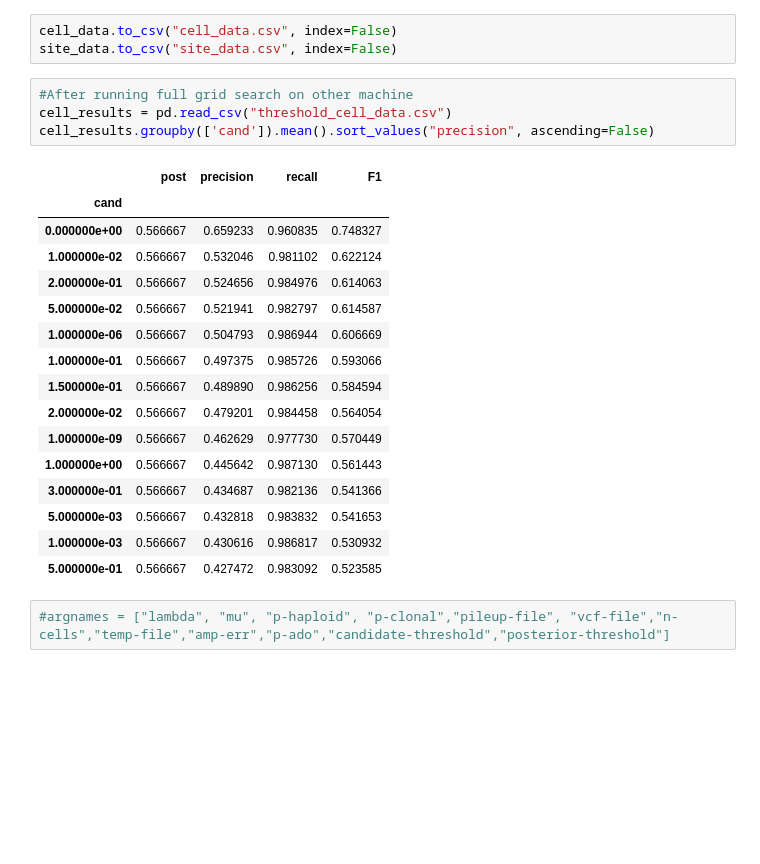
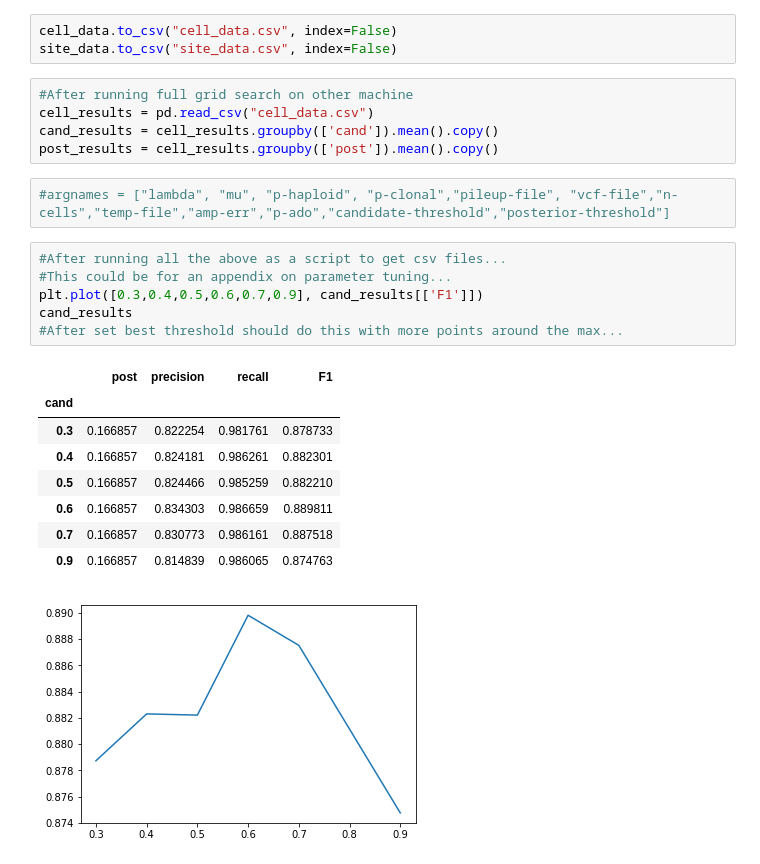
Before and after one commit to coldham10/SCarborSNV, a Jupyter notebook: analysis/threshold_search.ipynb, the cells around one changed output. Drawn from its saved outputs; the diff is of its cells as text; blank space fills up the shorter version.

Commit message:
Changed candidate threshold default & phylo search

```diff
--- a/analysis/threshold_search.ipynb
+++ b/analysis/threshold_search.ipynb
@@ -206,24 +181,24 @@ cell_data.to_csv("cell_data.csv", index=False)
 site_data.to_csv("site_data.csv", index=False)
 # %%
 #After running full grid search on other machine
-cell_results = pd.read_csv("threshold_cell_data.csv")
-cell_results.groupby(['cand']).mean().sort_values("precision", ascending=False)
+cell_results = pd.read_csv("cell_data.csv")
+cand_results = cell_results.groupby(['cand']).mean().copy()
+post_results = cell_results.groupby(['post']).mean().copy()
-# %% [output]
-|  | post | precision | recall | F1 |
-| cand |  |  |  |  |
-| 0.000000e+00 | 0.566667 | 0.659233 | 0.960835 | 0.748327 |
-| 1.000000e-02 | 0.566667 | 0.532046 | 0.981102 | 0.622124 |
-| 2.000000e-01 | 0.566667 | 0.524656 | 0.984976 | 0.614063 |
-| 5.000000e-02 | 0.566667 | 0.521941 | 0.982797 | 0.614587 |
-| 1.000000e-06 | 0.566667 | 0.504793 | 0.986944 | 0.606669 |
-| 1.000000e-01 | 0.566667 | 0.497375 | 0.985726 | 0.593066 |
-| 1.500000e-01 | 0.566667 | 0.489890 | 0.986256 | 0.584594 |
-| 2.000000e-02 | 0.566667 | 0.479201 | 0.984458 | 0.564054 |
-| 1.000000e-09 | 0.566667 | 0.462629 | 0.977730 | 0.570449 |
-| 1.000000e+00 | 0.566667 | 0.445642 | 0.987130 | 0.561443 |
-| 3.000000e-01 | 0.566667 | 0.434687 | 0.982136 | 0.541366 |
-| 5.000000e-03 | 0.566667 | 0.432818 | 0.983832 | 0.541653 |
-| 1.000000e-03 | 0.566667 | 0.430616 | 0.986817 | 0.530932 |
-| 5.000000e-01 | 0.566667 | 0.427472 | 0.983092 | 0.523585 |
 # %%
 #argnames = ["lambda", "mu", "p-haploid", "p-clonal","pileup-file", "vcf-file","n-cells","temp-file","amp-err","p-ado","candidate-threshold","posterior-threshold"]
+# %%
+#After running all the above as a script to get csv files...
+#This could be for an appendix on parameter tuning...
+plt.plot([0.3,0.4,0.5,0.6,0.7,0.9], cand_results[['F1']])
+cand_results
+#After set best threshold should do this with more points around the max...
+# %% [output]
+|  | post | precision | recall | F1 |
+| cand |  |  |  |  |
+| 0.3 | 0.166857 | 0.822254 | 0.981761 | 0.878733 |
+| 0.4 | 0.166857 | 0.824181 | 0.986261 | 0.882301 |
+| 0.5 | 0.166857 | 0.824466 | 0.985259 | 0.882210 |
+| 0.6 | 0.166857 | 0.834303 | 0.986659 | 0.889811 |
+| 0.7 | 0.166857 | 0.830773 | 0.986161 | 0.887518 |
+| 0.9 | 0.166857 | 0.814839 | 0.986065 | 0.874763 |
+[figure, added]
```
Also changed, not shown: parts of 5 cells of this notebook, 3 other files.
